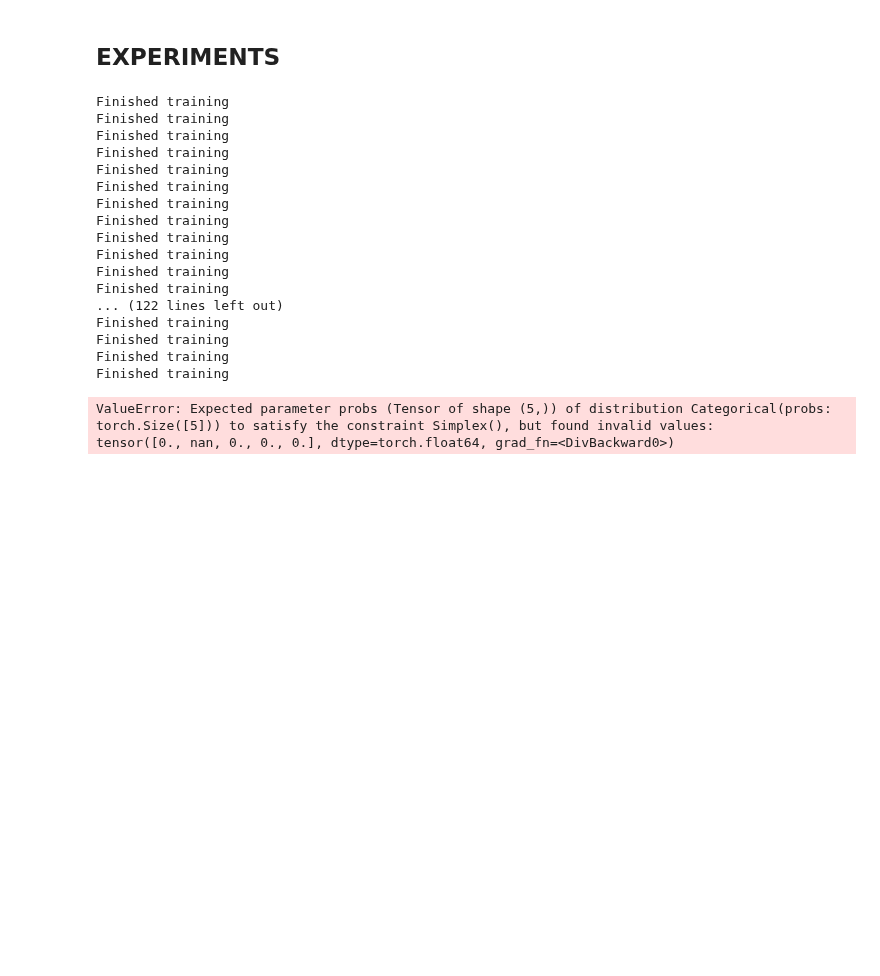
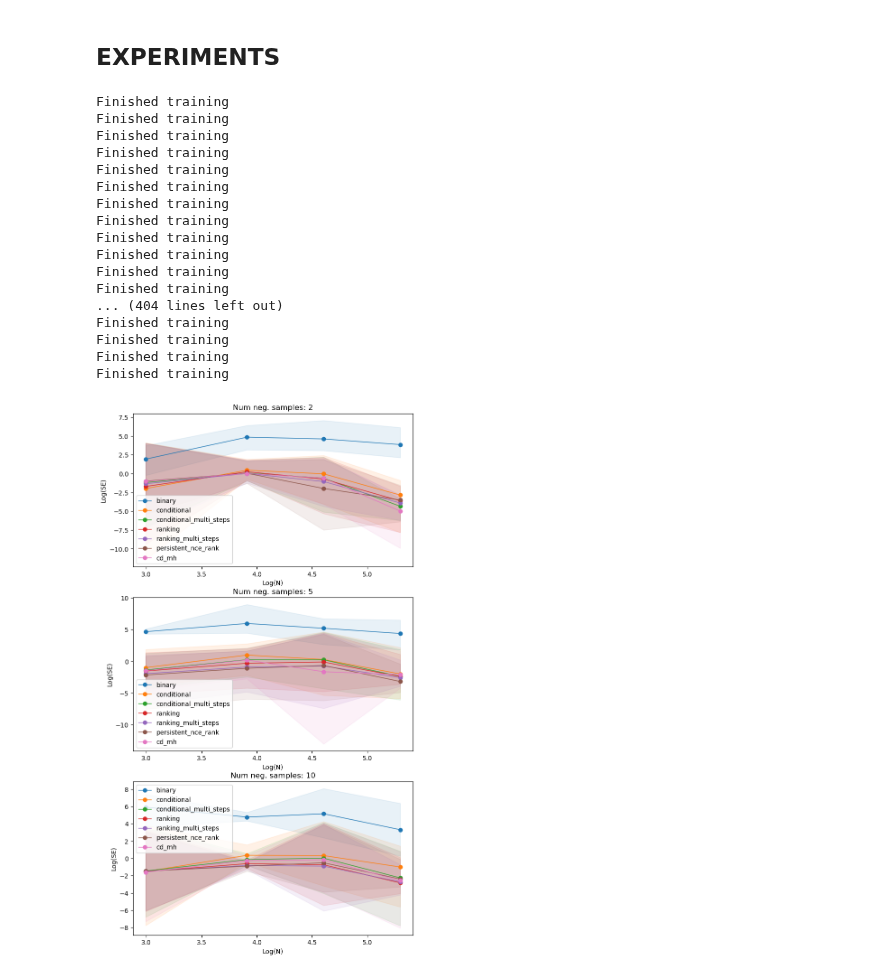
Before and after one commit to jackonelli/nce_cd_cis, a Jupyter notebook: nbs/ring_model_exp.ipynb, the cells around one changed output. Saved outputs shown, nothing was run; the diff lists cells and outputs as text; code cells hidden in the pictures; blank space fills up the shorter version.

```diff
--- a/nbs/ring_model_exp.ipynb
+++ b/nbs/ring_model_exp.ipynb
@@ -103,7 +103,7 @@ num_dims = 5
 
 # Experiments specs
 num_samples = [20, 50, 100, 200]
-num_neg_samples = [2, 5]
+num_neg_samples = [2, 5, 10]
 reps = 5
 
 # Training specs
@@ -182,8 +182,8 @@ configs = [config_binary,
            config_conditional_multi,
            config_ranking,
            config_ranking_multi,
-           config_per_cnce,
-           #config_per_nce_rank,
+           #config_per_cnce,
+           config_per_nce_rank,
            config_cd_mh]
 # %%
 # Run experiments
@@ -250,13 +250,11 @@ Finished training
 Finished training
 Finished training
 Finished training
-... (122 lines left out)
+... (404 lines left out)
 Finished training
 Finished training
 Finished training
 Finished training
-ValueError: Expected parameter probs (Tensor of shape (5,)) of distribution Categorical(probs: torch.Size([5])) to satisfy the constraint Simplex(), but found invalid values:
-tensor([0., nan, 0., 0., 0.], dtype=torch.float64, grad_fn=<DivBackward0>)
 # %%
 # For visualising results
 def plot_res(x, error, label, col, ax):
@@ -266,20 +264,22 @@ def plot_res(x, error, label, col, ax):
 # %%
 # Visualise results
 
 error_res = np.load("res/final_param_error_ring_model_all.npy")
 
 fig, ax = plt.subplots(len(num_neg_samples), 1, figsize=(8, 15))
 colors = ['C0', 'C1', 'C2', 'C3', 'C4', 'C5', 'C6', 'C7']#, 'C8', 'C9']
-assert len(colors) == len(configs), "Need one colour for each method"
+assert len(colors) >= len(configs), "Need one colour for each method"
 
 log_num_samples = np.log(np.array(num_samples))
 for j, axis in enumerate(ax):
     for k, config in enumerate(configs):
         plot_res(log_num_samples, np.log(error_res[:, j, k, :]), config["label"], colors[k], axis)
 
     axis.set_title("Num neg. samples: {}".format(num_neg_samples[j]))
     axis.set_xlabel("Log(N)")
     axis.set_ylabel("Log(SE)")
     axis.legend()
 
 plt.show()
+# %% [output]
+[figure, added]
```
Also changed, not shown: parts of 1 cell of this notebook, 8 other files.
